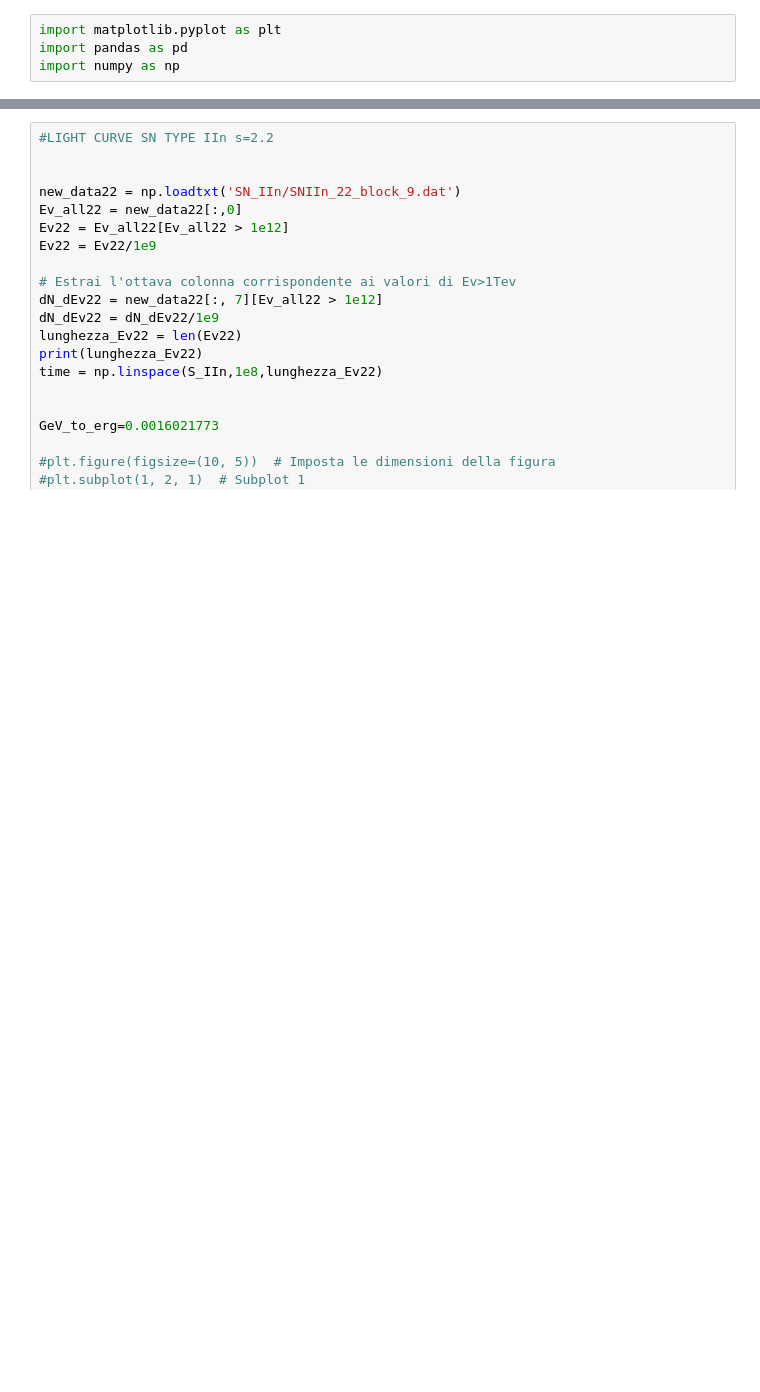
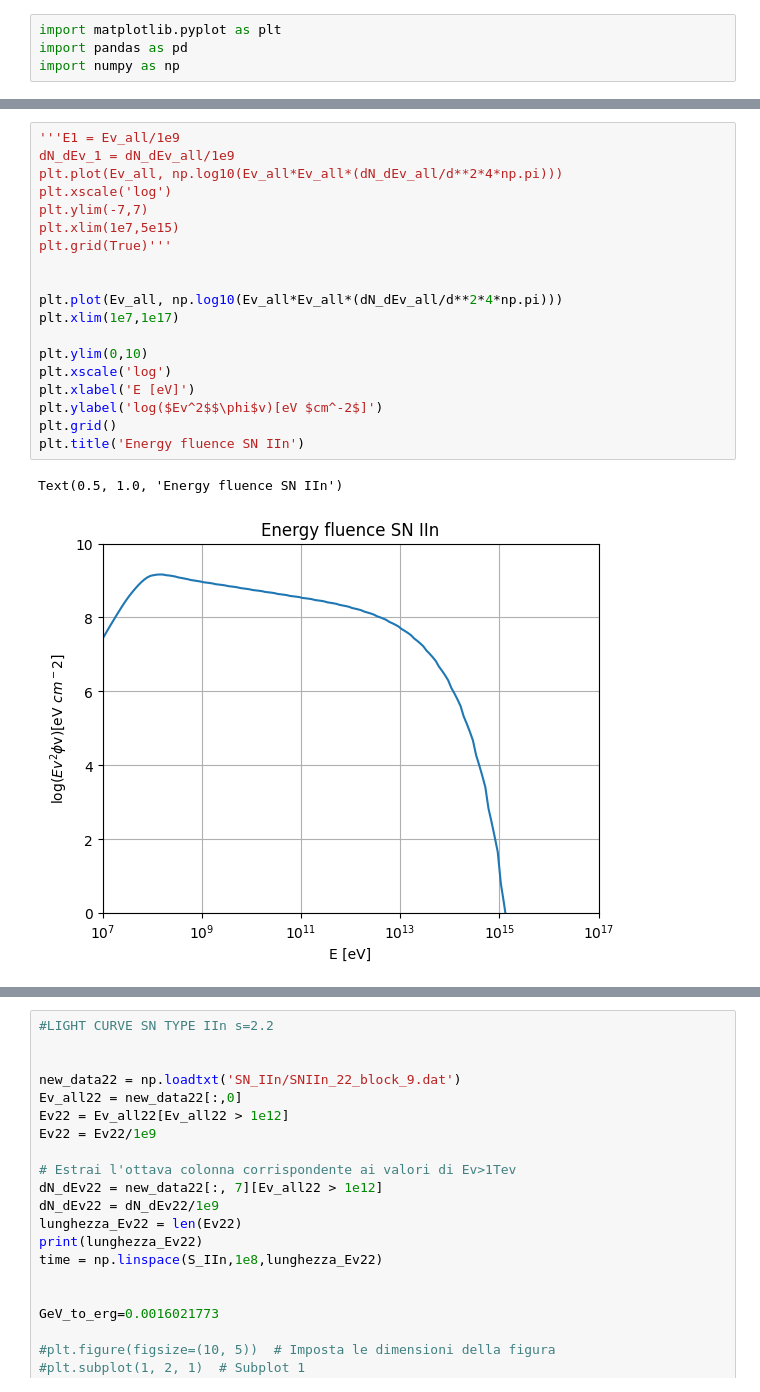
Before and after one commit to VOliviero/CCSN-HE, a Jupyter notebook: tabelle.ipynb, the cells around one changed output, grey strips where cells are left out. Saved outputs shown, nothing was run; the diff lists cells and outputs as text; blank space fills up the shorter version.

```diff
--- a/tabelle.ipynb
+++ b/tabelle.ipynb
@@ -105,0 +148,22 @@ plt.title('Energy fluence SN IIn')'''
+# %%
+'''E1 = Ev_all/1e9
+dN_dEv_1 = dN_dEv_all/1e9
+plt.plot(Ev_all, np.log10(Ev_all*Ev_all*(dN_dEv_all/d**2*4*np.pi)))
+plt.xscale('log')
+plt.ylim(-7,7)
+plt.xlim(1e7,5e15)
+plt.grid(True)'''
+
+
+plt.plot(Ev_all, np.log10(Ev_all*Ev_all*(dN_dEv_all/d**2*4*np.pi)))
+plt.xlim(1e7,1e17)
+
+plt.ylim(0,10)
+plt.xscale('log')
+plt.xlabel('E [eV]')
+plt.ylabel('log($Ev^2$$\phi$v)[eV $cm^-2$]')
+plt.grid()
+plt.title('Energy fluence SN IIn')
+# %% [output]
+Text(0.5, 1.0, 'Energy fluence SN IIn')
+[figure, added]
```
Also changed, not shown: parts of 10 cells of this notebook.
